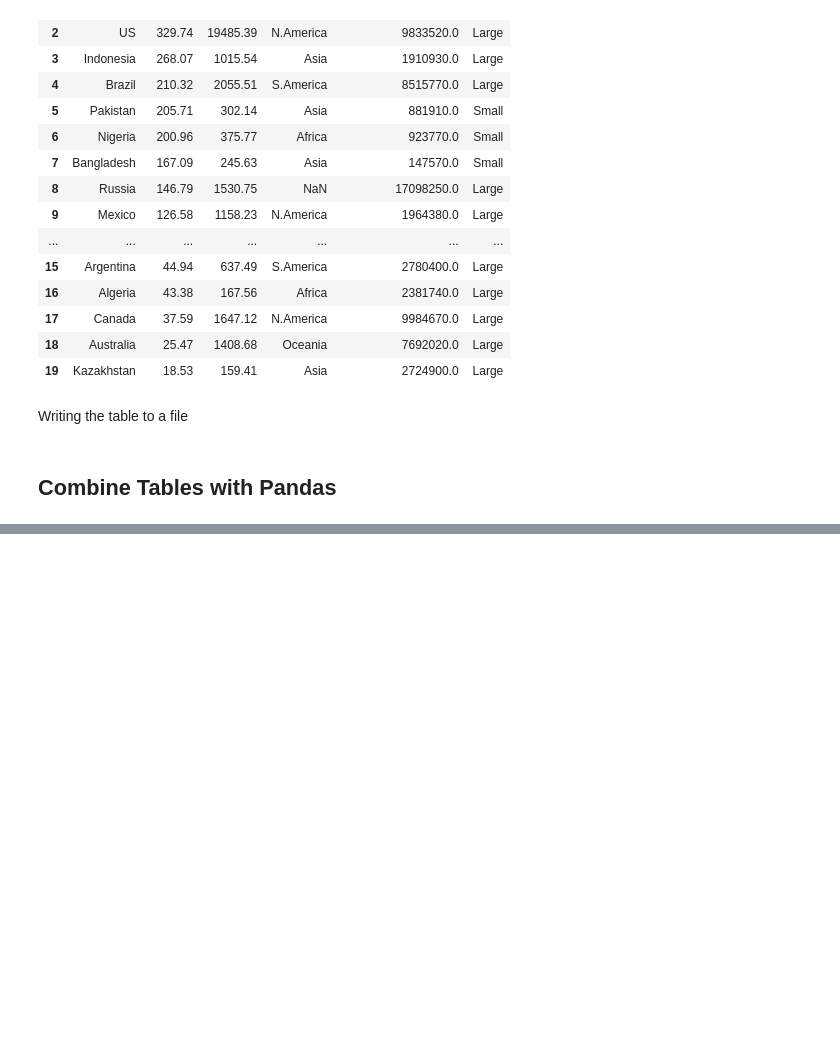
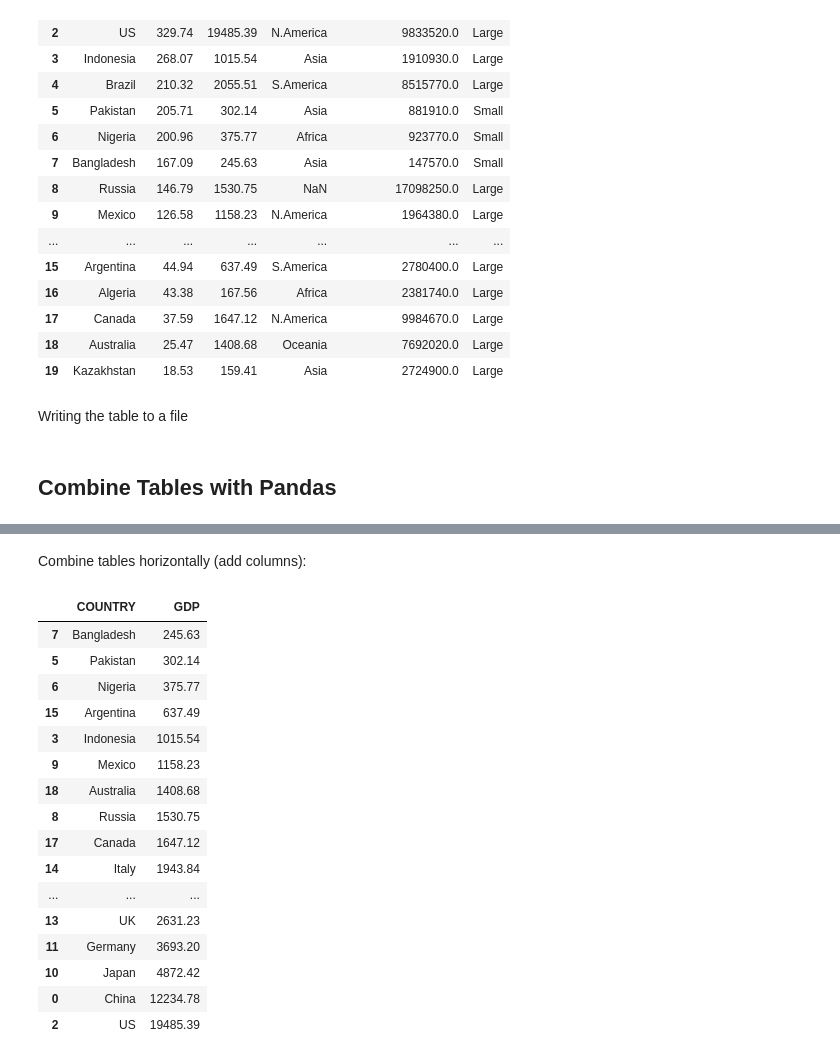
Before and after one commit to Daniel2tio/COMP4030, a Jupyter notebook: Lab 1/lab1.ipynb, the cells around one changed output, grey strips where cells are left out. Saved outputs shown, nothing was run; the diff lists cells and outputs as text; code cells hidden in the pictures; blank space fills up the shorter version.

```diff
--- a/Lab 1/lab1.ipynb
+++ b/Lab 1/lab1.ipynb
@@ -317,0 +355,3 @@ df.to_csv('countries_new.csv', index=False)
+# %%
+df = pd.concat([df_1, df_2], axis =0).reset_index(drop=True)
+df
@@ -317,0 +376,23 @@ df.to_csv('countries_new.csv', index=False)
+# %% [markdown]
+Combine tables horizontally (add columns):
+# %%
+df_A = df[['COUNTRY', 'GDP']].sort_values(by=['GDP']).iloc[2:]
+df_A
+# %% [output]
+|  | COUNTRY | GDP |
+| 7 | Bangladesh | 245.63 |
+| 5 | Pakistan | 302.14 |
+| 6 | Nigeria | 375.77 |
+| 15 | Argentina | 637.49 |
+| 3 | Indonesia | 1015.54 |
+| 9 | Mexico | 1158.23 |
+| 18 | Australia | 1408.68 |
+| 8 | Russia | 1530.75 |
+| 17 | Canada | 1647.12 |
+| 14 | Italy | 1943.84 |
+| ... | ... | ... |
+| 13 | UK | 2631.23 |
+| 11 | Germany | 3693.20 |
+| 10 | Japan | 4872.42 |
+| 0 | China | 12234.78 |
+| 2 | US | 19485.39 |
```
Also changed, not shown: parts of 5 cells of this notebook.
